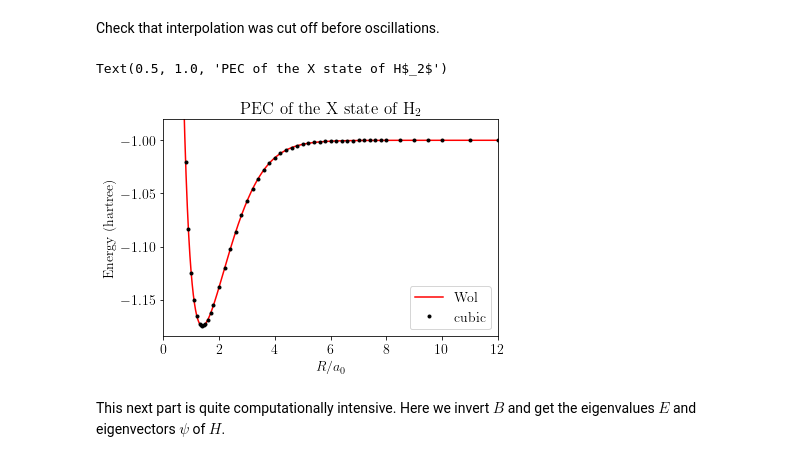
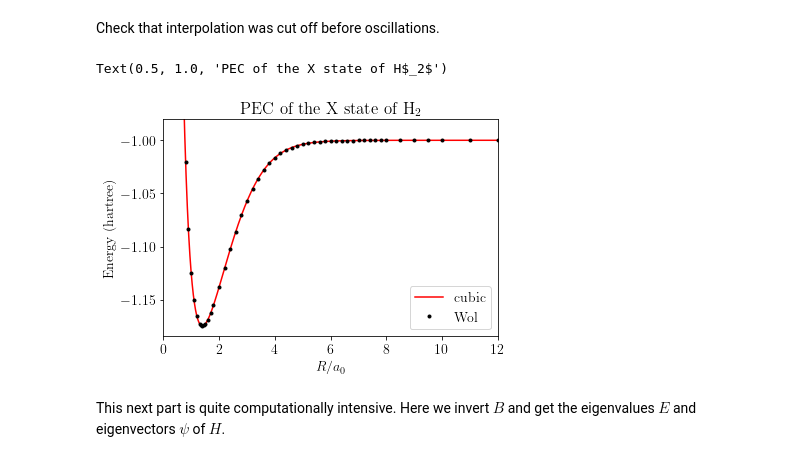
Before and after one commit to akanotoe/H2Numerov, a Jupyter notebook: H2Numerov.ipynb, the cells around one changed output. Saved outputs shown, nothing was run; the diff lists cells and outputs as text; code cells hidden in the pictures.

```diff
--- a/H2Numerov.ipynb
+++ b/H2Numerov.ipynb
@@ -189,18 +189,18 @@ Check that interpolation was cut off before oscillations.
 # %%
 # Plot of PEC data vs. interpolation
 plt.figure()
 plt.plot(Rint, Uint(Rint), 'r-', R, U, 'k.')
-plt.legend(['Wol', 'cubic'], loc='best')
+plt.legend(['cubic', 'Wol'], loc='best')
 plt.xlim([0,Rmax])
 plt.ylim([Uplmin,Uplmax])
 # plt.xscale('log')
 plt.xlabel('$R/a_0$')
 plt.ylabel('Energy (hartree)')
 plt.title('PEC of the ' + pecname + ' state of H$_2$')
 # plt.savefig(outname + 'plot.svg')
 # %% [output]
 Text(0.5, 1.0, 'PEC of the X state of H$_2$')
-[figure, old version]
+[figure, new version]
 # %% [markdown]
 This next part is quite computationally intensive. Here we invert $B$ and get the eigenvalues $E$ and eigenvectors $\psi$ of $H$.
 # %%
```
Also changed, not shown: parts of 3 cells of this notebook.
